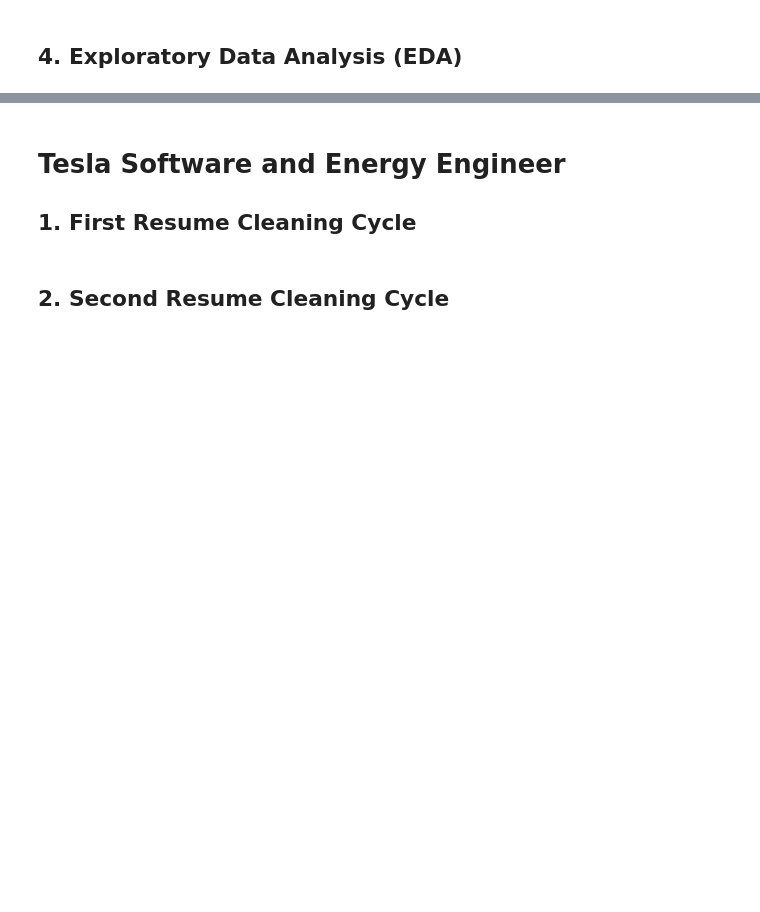
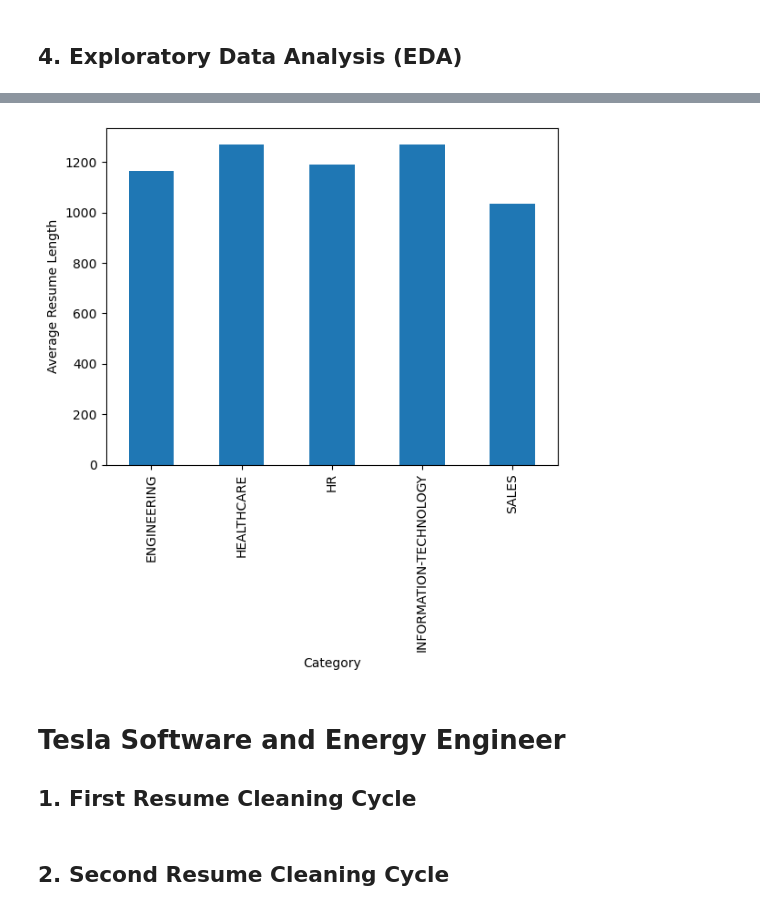
Before and after one commit to henry-AY/ResumeScreening, a Jupyter notebook: Resume_Screening.ipynb, the cells around one changed output, grey strips where cells are left out. Cells and saved outputs as stored; diff of their text form; code cells hidden in the pictures; blank space fills up the shorter version.

```diff
--- a/Resume_Screening.ipynb
+++ b/Resume_Screening.ipynb
@@ -77,3 +117,13 @@ cat_count.plot.bar()
+# %%
+df['resume_length'] = df['Resume_str'].str.count(' ').add(1)
+average_length = df.groupby('Category')['resume_length'].mean()
+
+average_length.plot(kind='bar')
+plt.xlabel("Category")
+plt.ylabel("Average Resume Length")
+plt.show()
+# %% [output]
+[figure, added]
 # %% [markdown]
 # Tesla Software and Energy Engineer
 ## 1. First Resume Cleaning Cycle
```
Also changed, not shown: parts of 3 cells of this notebook.
